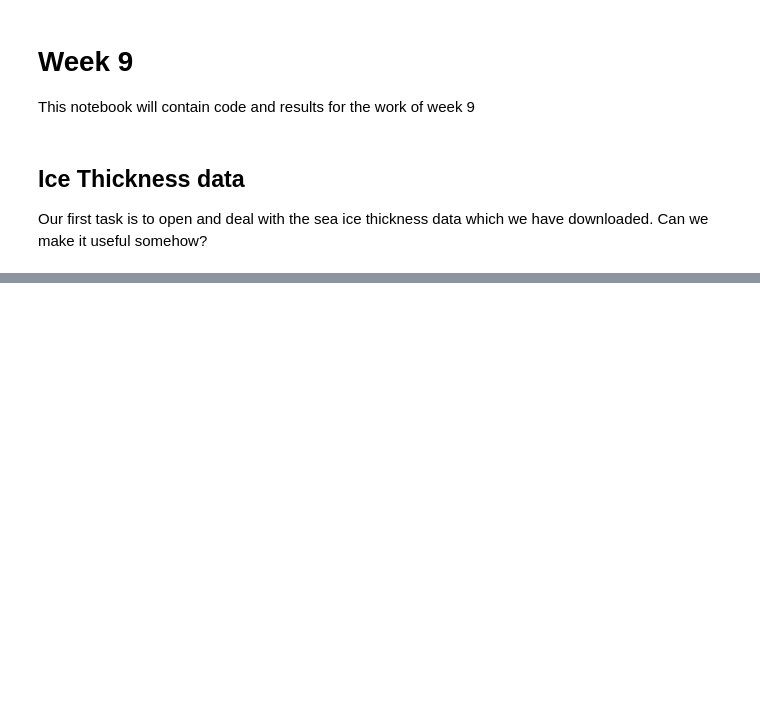
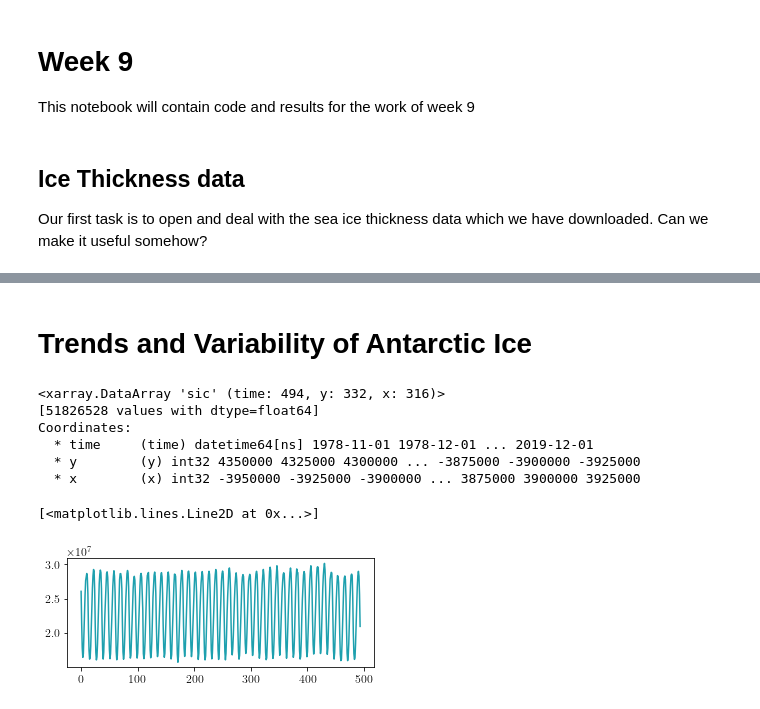
Before and after one commit to hjelleyman/Antarctica-M.2, a Jupyter notebook: week9.ipynb, the cells around one changed output, grey strips where cells are left out. Saved outputs shown, nothing was run; the diff lists cells and outputs as text; code cells hidden in the pictures; blank space fills up the shorter version.

```diff
--- a/week9.ipynb
+++ b/week9.ipynb
@@ -62,0 +92,22 @@ TypeError: Input z must be 2D, not 1D
+# %% [markdown]
+# Trends and Variability of Antarctic Ice
+# %%
+sic = xr.open_dataset('processed_data/seaice.nc').sic
+sic
+# %% [output]
+<xarray.DataArray 'sic' (time: 494, y: 332, x: 316)>
+[51826528 values with dtype=float64]
+Coordinates:
+  * time     (time) datetime64[ns] 1978-11-01 1978-12-01 ... 2019-12-01
+  * y        (y) int32 4350000 4325000 4300000 ... -3875000 -3900000 -3925000
+  * x        (x) int32 -3950000 -3925000 -3900000 ... 3875000 3900000 3925000
+# %%
+area = xr.open_dataset('data/area_files/processed_nsidc.nc').area
+sic_adjusted = sic * area / 250
+# %%
+plt.style.use('stylesheets/timeseries.mplstyle')
+fig, ax = plt.subplots()
+ax.plot(sic_adjusted.time, sic_adjusted.sum(dim=('x','y')))
+# %% [output]
+[<matplotlib.lines.Line2D at 0x...>]
+[figure, added]
```
Also changed, not shown: parts of 10 cells of this notebook, 1 other file.
